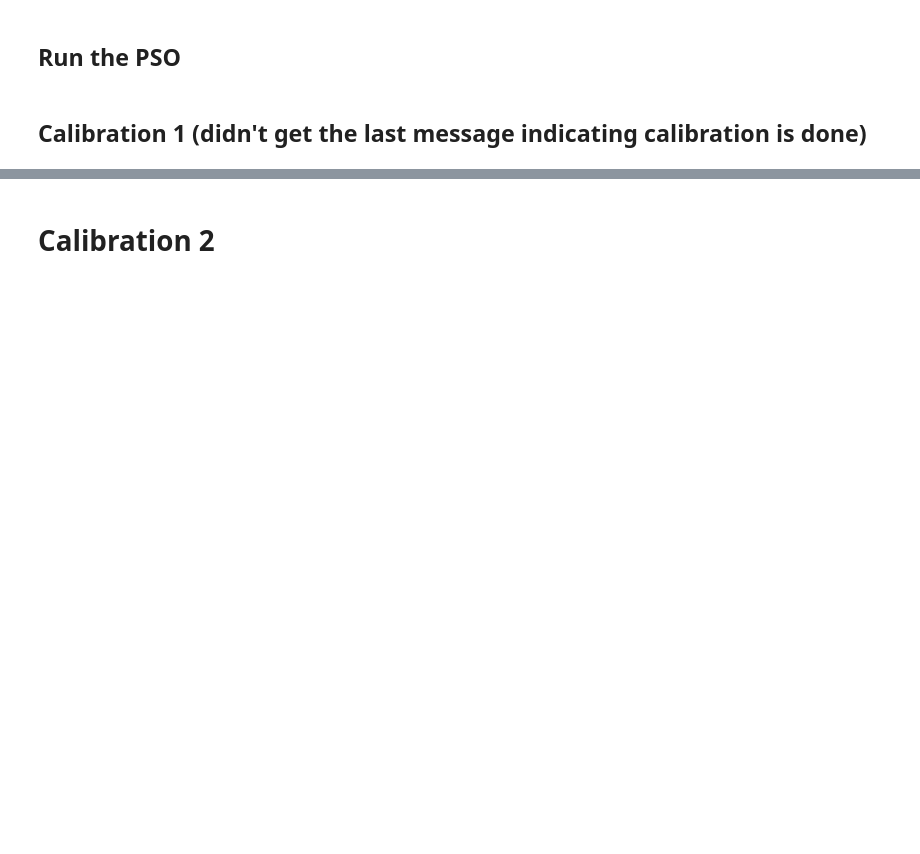
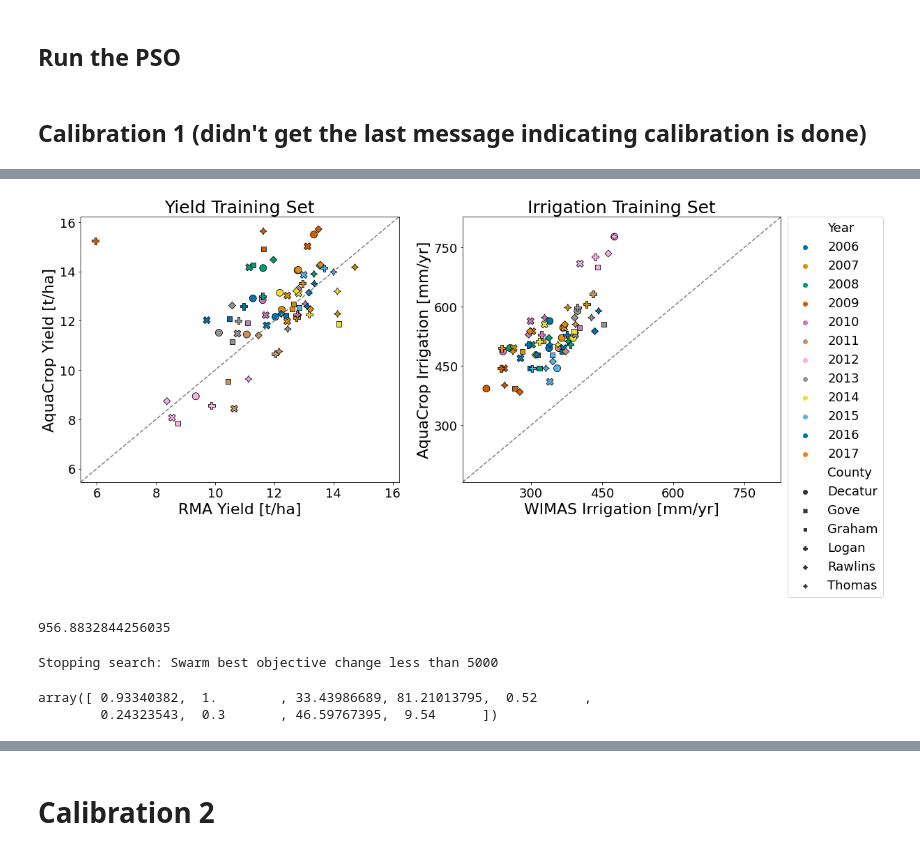
Before and after one commit to wndlovu/EGGS-Aquacrop, a Jupyter notebook: data_analysis_county/corn_calibration.ipynb, the cells around one changed output, grey strips where cells are left out. Saved outputs shown, nothing was run; the diff lists cells and outputs as text; code cells hidden in the pictures; blank space fills up the shorter version.

```diff
--- a/data_analysis_county/corn_calibration.ipynb
+++ b/data_analysis_county/corn_calibration.ipynb
@@ -1411,0 +1441,16 @@ modelResults([ 0.95831449,  1.00043752, 34.602734  , 80.4474162 ,  0.50522955,
+# %%
+modelResults([ 0.92229419,   1.0264256 ,  35.        , 110.73694092,
+         0.51743519,   0.5       ,   0.21765339,  55.        ,
+         8.54], pheno_df, gridmet, soil_irrig, irrig_corn_calib, irrig_rma_yield, irrig_depth, 'train')
+# %% [output]
+[figure, added]
+956.8832844256035
+# %%
+xopt_increaseiter, fopt_increaseiter = pso(fitnessCalc, lb, ub, minfunc = 5000, swarmsize=100, maxiter=200, args = (pheno_df, gridmet, soil_irrig, irrig_corn_calib, irrig_rma_yield, irrig_depth, 'train'))
+# %% [output]
+Stopping search: Swarm best objective change less than 5000
+# %%
+xopt_increaseiter
+# %% [output]
+array([ 0.93340382,  1.        , 33.43986689, 81.21013795,  0.52      ,
+        0.24323543,  0.3       , 46.59767395,  9.54      ])
```
Also changed, not shown: parts of 35 cells of this notebook.
